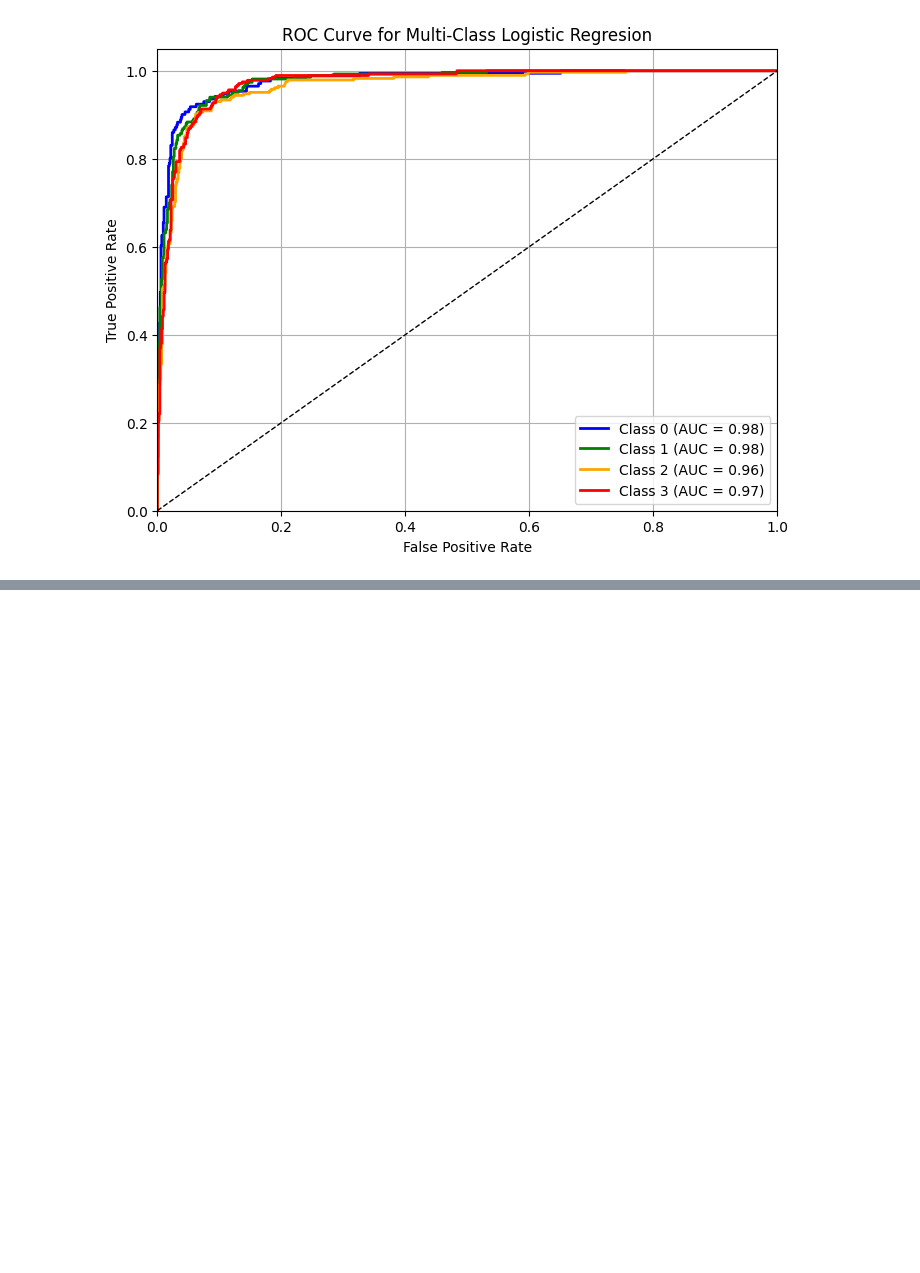
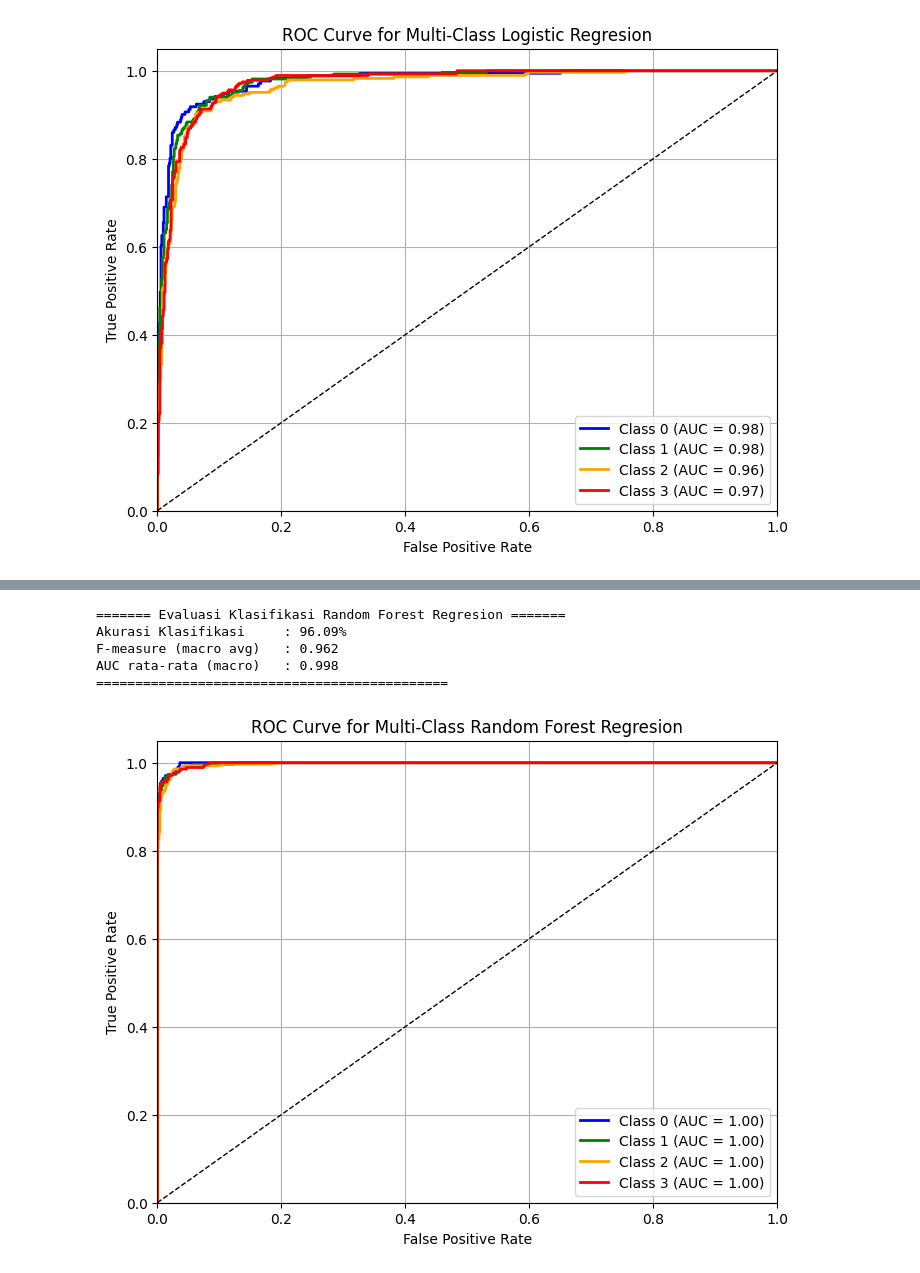
Before and after one commit to NelsonRichieRichardo/uib-ai-2331038-nelsonrichierichardo, a Jupyter notebook: pertemuan05/Untitled.ipynb, the cells around one changed output, grey strips where cells are left out. Saved outputs shown, nothing was run; the diff lists cells and outputs as text; code cells hidden in the pictures; blank space fills up the shorter version.

```diff
--- a/pertemuan05/Untitled.ipynb
+++ b/pertemuan05/Untitled.ipynb
@@ -540,0 +577,9 @@ AUC rata-rata (macro)   : 0.972
+# %%
+rf_results = evaluate_model(model_rf, X_test, y_test, model_name="Random Forest Regresion")
+# %% [output]
+======= Evaluasi Klasifikasi Random Forest Regresion =======
+Akurasi Klasifikasi     : 96.09%
+F-measure (macro avg)   : 0.962
+AUC rata-rata (macro)   : 0.998
+=============================================
+[figure, added]
```
Also changed, not shown: parts of 18 cells of this notebook.
